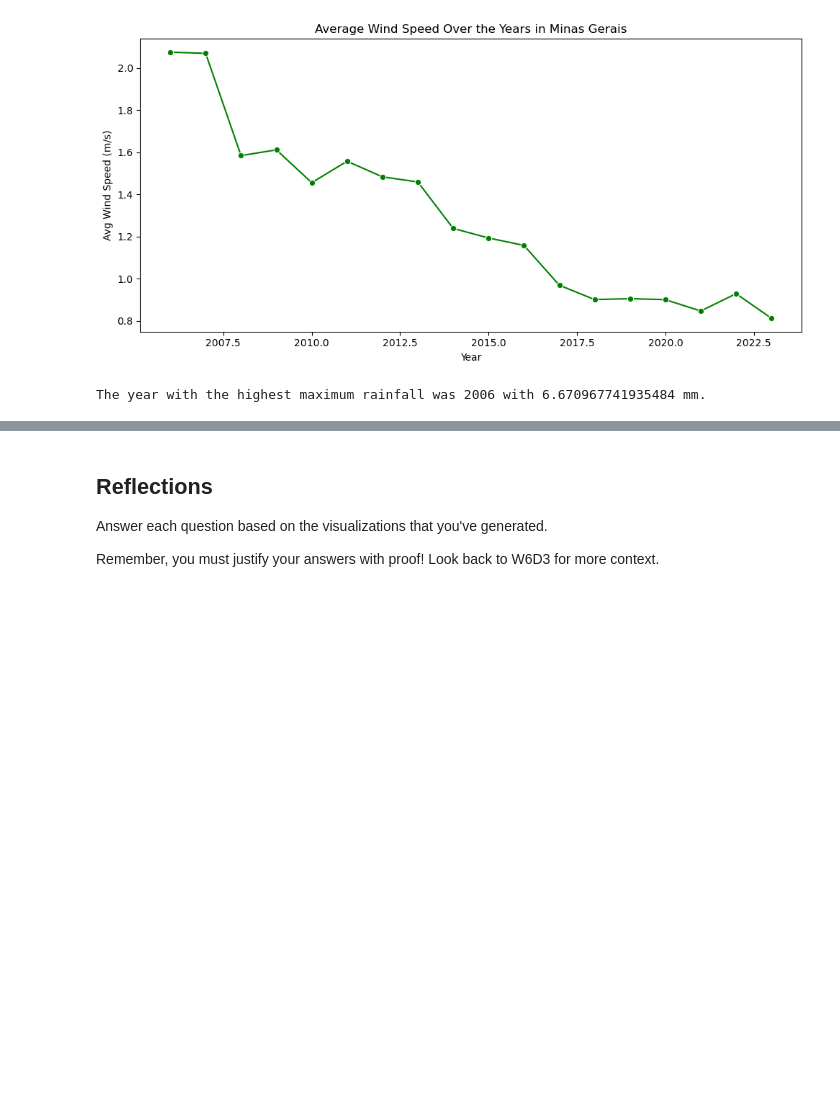
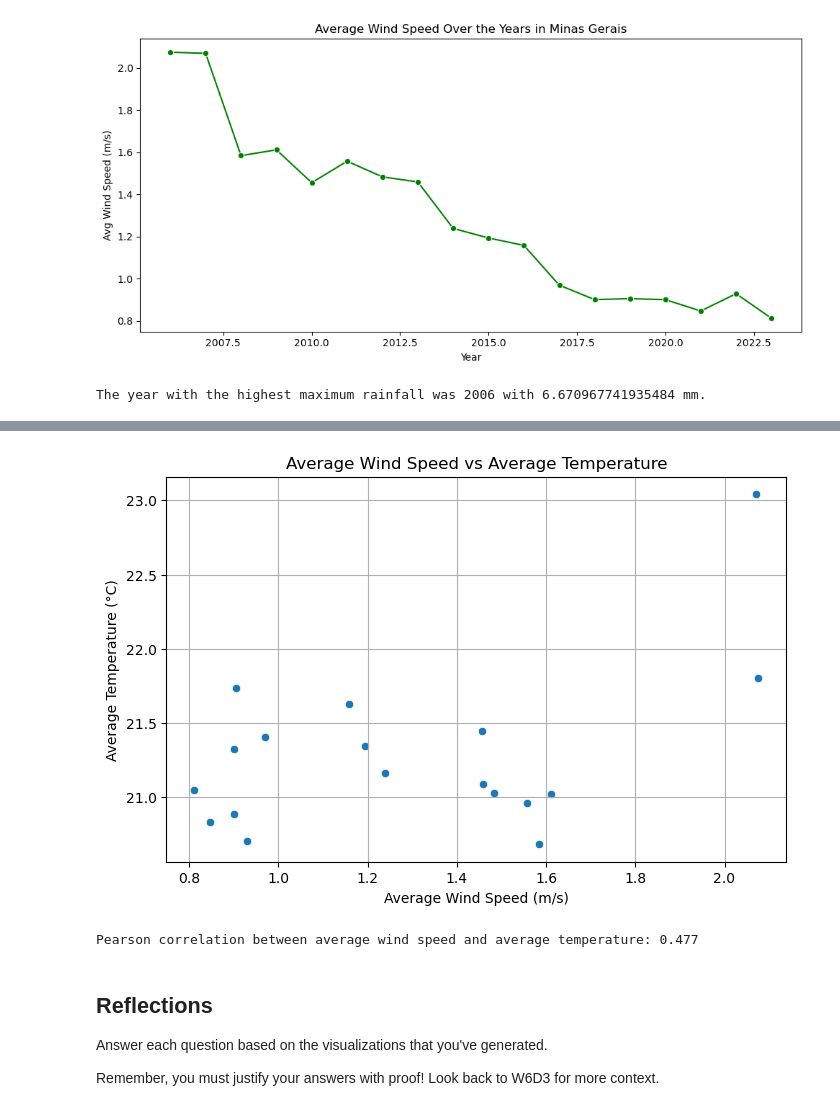
Before and after one commit to Coletteobazee/weather-analysis-EDA, a Jupyter notebook: notebooks/explore_weather.ipynb, the cells around one changed output, grey strips where cells are left out. Cells and saved outputs as stored; diff of their text form; code cells hidden in the pictures; blank space fills up the shorter version.

```diff
--- a/notebooks/explore_weather.ipynb
+++ b/notebooks/explore_weather.ipynb
@@ -151,3 +171,21 @@ The year with the highest maximum rainfall was 2006 with 6.670967741935484 mm.
+# %%
+# Average Wind Speed vs. Average Temperature
+
+# Scatter plot: average wind speed vs average temperature
+plt.figure(figsize=(8, 5))
+sns.scatterplot(data=weather, x='wind_avg', y='temp_avg')
+plt.title('Average Wind Speed vs Average Temperature')
+plt.xlabel('Average Wind Speed (m/s)')
+plt.ylabel('Average Temperature (°C)')
+plt.grid(True)
+plt.show()
+
+# Pearson correlation
+wind_temp_corr = weather['wind_avg'].corr(weather['temp_avg'])
+print(f"Pearson correlation between average wind speed and average temperature: {wind_temp_corr:.3f}")
+# %% [output]
+[figure, added]
+Pearson correlation between average wind speed and average temperature: 0.477
 # %% [markdown]
 ## Reflections
 
```
Also changed, not shown: parts of 1 cell of this notebook.
